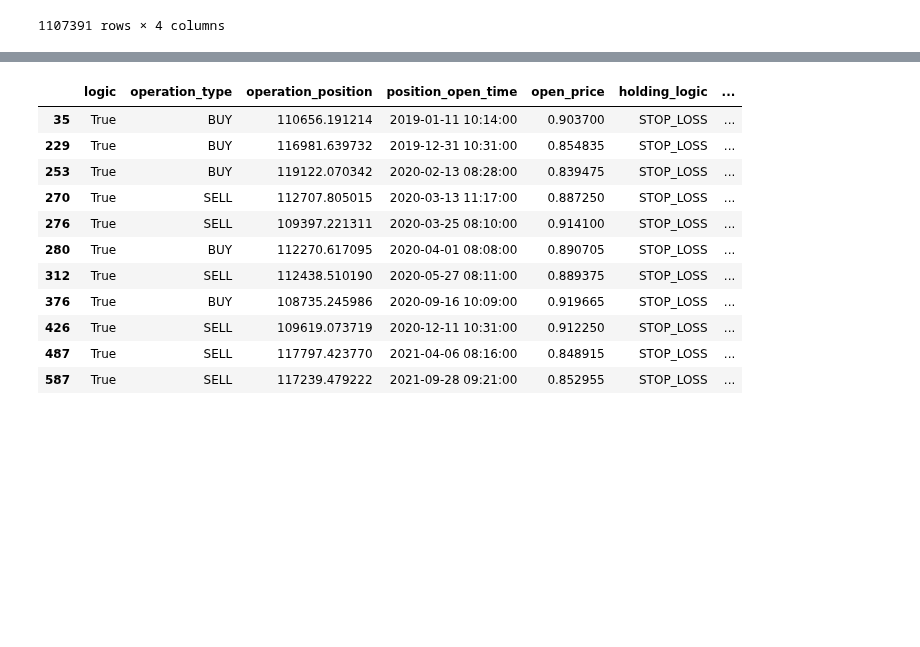
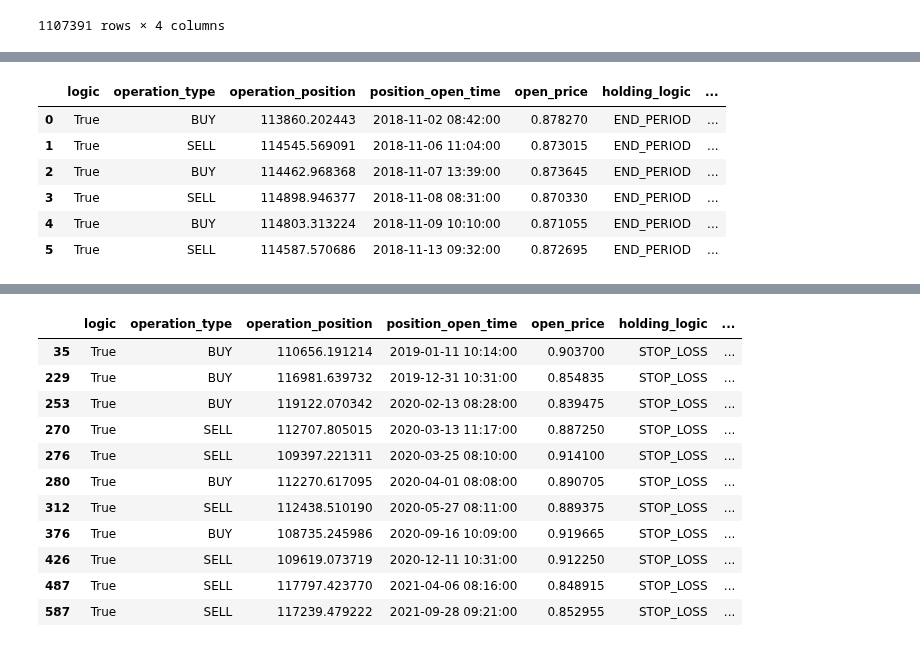
Before and after one commit to Molozey/algo-andrii, a Jupyter notebook: Andrii/Dir_25_12/FXBackTesting.ipynb, the cells around one changed output, grey strips where cells are left out. Cells and saved outputs as stored; diff of their text form; code cells hidden in the pictures; blank space fills up the shorter version.

```diff
--- a/Andrii/Dir_25_12/FXBackTesting.ipynb
+++ b/Andrii/Dir_25_12/FXBackTesting.ipynb
@@ -268,0 +362,10 @@ df
+# %%
+df.head(6)
+# %% [output]
+|  | logic | operation_type | operation_position | position_open_time | open_price | holding_logic | ... |
+| 0 | True | BUY | 113860.202443 | 2018-11-02 08:42:00 | 0.878270 | END_PERIOD | ... |
+| 1 | True | SELL | 114545.569091 | 2018-11-06 11:04:00 | 0.873015 | END_PERIOD | ... |
+| 2 | True | BUY | 114462.968368 | 2018-11-07 13:39:00 | 0.873645 | END_PERIOD | ... |
+| 3 | True | SELL | 114898.946377 | 2018-11-08 08:31:00 | 0.870330 | END_PERIOD | ... |
+| 4 | True | BUY | 114803.313224 | 2018-11-09 10:10:00 | 0.871055 | END_PERIOD | ... |
+| 5 | True | SELL | 114587.570686 | 2018-11-13 09:32:00 | 0.872695 | END_PERIOD | ... |
```
Also changed, not shown: parts of 9 cells of this notebook, 1 other file.
